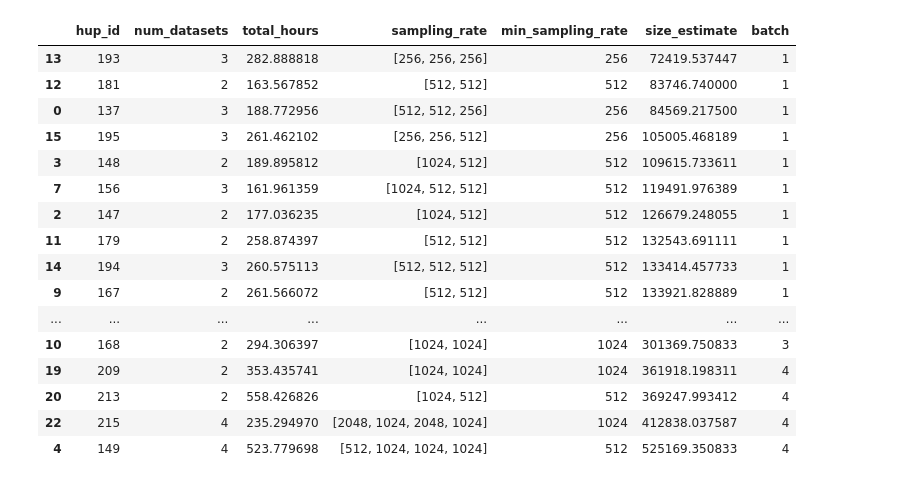
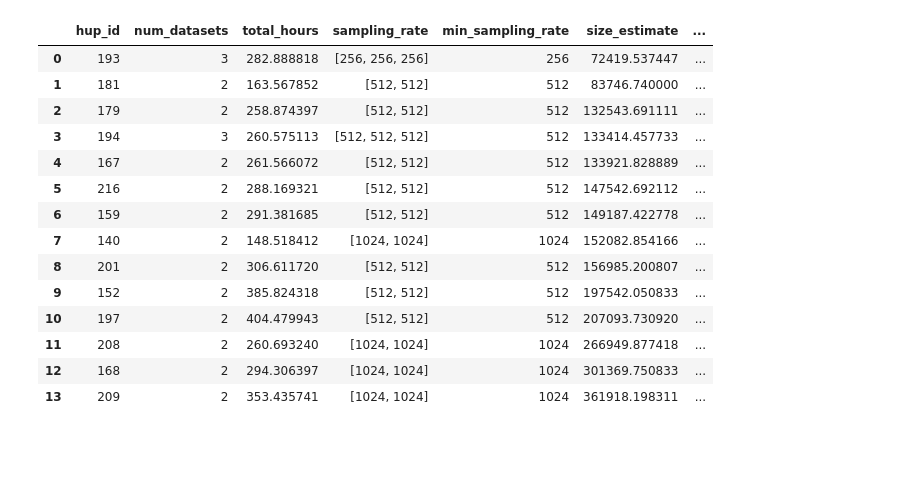
Before and after one commit to devincma/asm_synchrony_paper, a Jupyter notebook: synchrony/multidataset_download.ipynb, the cells around one changed output. Saved outputs shown, nothing was run; the diff lists cells and outputs as text; code cells hidden in the pictures; blank space fills up the shorter version.

```diff
--- a/synchrony/multidataset_download.ipynb
+++ b/synchrony/multidataset_download.ipynb
@@ -128,3 +97,27 @@ nina_patients_df
+# %%
+# only keep rows with has_multi_sampling_rate as False
+single_sample_rate_df = df[df["has_multi_sampling_rate"] == False]
+# Reset index
+single_sample_rate_df = single_sample_rate_df.reset_index(drop=True)
+# Drop the batch column
+single_sample_rate_df = single_sample_rate_df.drop(columns=["batch"])
+single_sample_rate_df
+# %% [output]
+|  | hup_id | num_datasets | total_hours | sampling_rate | min_sampling_rate | size_estimate | ... |
+| 0 | 193 | 3 | 282.888818 | [256, 256, 256] | 256 | 72419.537447 | ... |
+| 1 | 181 | 2 | 163.567852 | [512, 512] | 512 | 83746.740000 | ... |
+| 2 | 179 | 2 | 258.874397 | [512, 512] | 512 | 132543.691111 | ... |
+| 3 | 194 | 3 | 260.575113 | [512, 512, 512] | 512 | 133414.457733 | ... |
+| 4 | 167 | 2 | 261.566072 | [512, 512] | 512 | 133921.828889 | ... |
+| 5 | 216 | 2 | 288.169321 | [512, 512] | 512 | 147542.692112 | ... |
+| 6 | 159 | 2 | 291.381685 | [512, 512] | 512 | 149187.422778 | ... |
+| 7 | 140 | 2 | 148.518412 | [1024, 1024] | 1024 | 152082.854166 | ... |
+| 8 | 201 | 2 | 306.611720 | [512, 512] | 512 | 156985.200807 | ... |
+| 9 | 152 | 2 | 385.824318 | [512, 512] | 512 | 197542.050833 | ... |
+| 10 | 197 | 2 | 404.479943 | [512, 512] | 512 | 207093.730920 | ... |
+| 11 | 208 | 2 | 260.693240 | [1024, 1024] | 1024 | 266949.877418 | ... |
+| 12 | 168 | 2 | 294.306397 | [1024, 1024] | 1024 | 301369.750833 | ... |
+| 13 | 209 | 2 | 353.435741 | [1024, 1024] | 1024 | 361918.198311 | ... |
 # %%
 def assign_batches(df, column):
     # Sort by the specified column
@@ -155,20 +147,0 @@ nina_patients_df = assign_batches(nina_patients_df, "size_estimate")
-# %%
-nina_patients_df
-# %% [output]
-|  | hup_id | num_datasets | total_hours | sampling_rate | min_sampling_rate | size_estimate | batch |
-| 13 | 193 | 3 | 282.888818 | [256, 256, 256] | 256 | 72419.537447 | 1 |
-| 12 | 181 | 2 | 163.567852 | [512, 512] | 512 | 83746.740000 | 1 |
-| 0 | 137 | 3 | 188.772956 | [512, 512, 256] | 256 | 84569.217500 | 1 |
-| 15 | 195 | 3 | 261.462102 | [256, 256, 512] | 256 | 105005.468189 | 1 |
-| 3 | 148 | 2 | 189.895812 | [1024, 512] | 512 | 109615.733611 | 1 |
-| 7 | 156 | 3 | 161.961359 | [1024, 512, 512] | 512 | 119491.976389 | 1 |
-| 2 | 147 | 2 | 177.036235 | [1024, 512] | 512 | 126679.248055 | 1 |
-| 11 | 179 | 2 | 258.874397 | [512, 512] | 512 | 132543.691111 | 1 |
-| 14 | 194 | 3 | 260.575113 | [512, 512, 512] | 512 | 133414.457733 | 1 |
-| 9 | 167 | 2 | 261.566072 | [512, 512] | 512 | 133921.828889 | 1 |
-| ... | ... | ... | ... | ... | ... | ... | ... |
-| 10 | 168 | 2 | 294.306397 | [1024, 1024] | 1024 | 301369.750833 | 3 |
-| 19 | 209 | 2 | 353.435741 | [1024, 1024] | 1024 | 361918.198311 | 4 |
-| 20 | 213 | 2 | 558.426826 | [1024, 512] | 512 | 369247.993412 | 4 |
-| 22 | 215 | 4 | 235.294970 | [2048, 1024, 2048, 1024] | 1024 | 412838.037587 | 4 |
-| 4 | 149 | 4 | 523.779698 | [512, 1024, 1024, 1024] | 512 | 525169.350833 | 4 |
```
Also changed, not shown: parts of 15 cells of this notebook, 1 other file.
